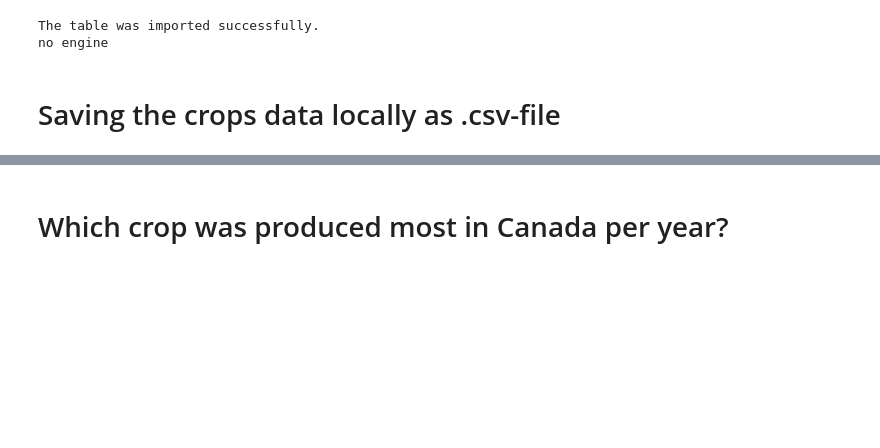
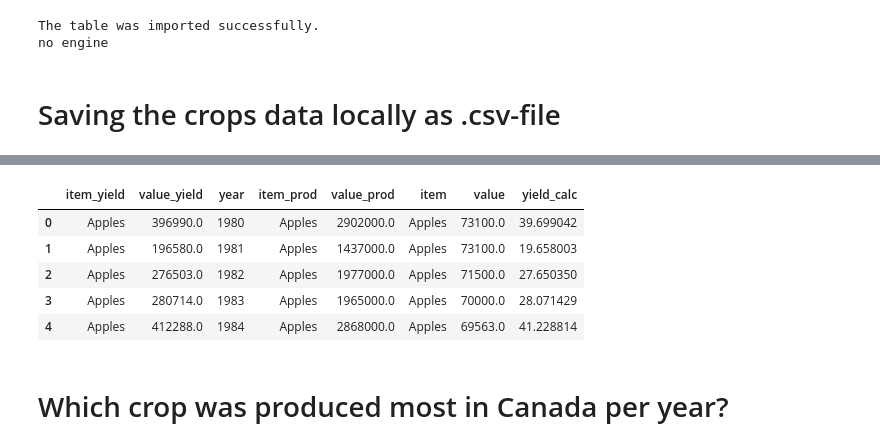
Before and after one commit to ElnazSaeidi/capstone-project-AEJS, a Jupyter notebook: Crop_Data_Anja.ipynb, the cells around one changed output, grey strips where cells are left out. Drawn from its saved outputs; the diff is of its cells as text; code cells hidden in the pictures; blank space fills up the shorter version.

```diff
--- a/Crop_Data_Anja.ipynb
+++ b/Crop_Data_Anja.ipynb
@@ -525,3 +534,28 @@ crops_canada.to_csv(r'/Users/anjakurzhals/neuefische/capstone_local/crops_data_c
+# %%
+#yields_france.head(5)
+
+# prod_france_a=prod_france[prod_france['item']=='Apples']
+# area_france_a=area_france[area_france['item']=='Apples']
+
+# prod_france_a.head(5)
+
+# yields_france_a=yields_france[yields_france['item']=='Apples']
+
+# yields_france_a=pd.merge(yields_france_a,prod_france_a,suffixes=('_yield','_prod'), on='year')
+# yields_france_a=pd.merge(yields_france_a,area_france_a,suffixes=('_yield','_area'), on='year')
+# yields_france_a['yield_calc']=yields_france_a['value_prod']/yields_france_a['value']
+# yields_france_a.head(5)
+yields_france_a=pd.merge(yields_france,prod_france,suffixes=('_yield','_prod'), on='year')
+yields_france_a=pd.merge(yields_france_a,area_france,suffixes=('_yield','_area'), on='year')
+yields_france_a['yield_calc']=yields_france_a['value_prod']/yields_france_a['value']
+yields_france_a.head(5)
+# %% [output]
+|  | item_yield | value_yield | year | item_prod | value_prod | item | value | yield_calc |
+| 0 | Apples | 396990.0 | 1980 | Apples | 2902000.0 | Apples | 73100.0 | 39.699042 |
+| 1 | Apples | 196580.0 | 1981 | Apples | 1437000.0 | Apples | 73100.0 | 19.658003 |
+| 2 | Apples | 276503.0 | 1982 | Apples | 1977000.0 | Apples | 71500.0 | 27.650350 |
+| 3 | Apples | 280714.0 | 1983 | Apples | 1965000.0 | Apples | 70000.0 | 28.071429 |
+| 4 | Apples | 412288.0 | 1984 | Apples | 2868000.0 | Apples | 69563.0 | 41.228814 |
 # %%
 crops_france.to_csv(r'/Users/anjakurzhals/neuefische/capstone_local/crops_data_france.csv', index=False)
 # %% [markdown]
```
Also changed, not shown: parts of 1 cell of this notebook, 3 other files.
